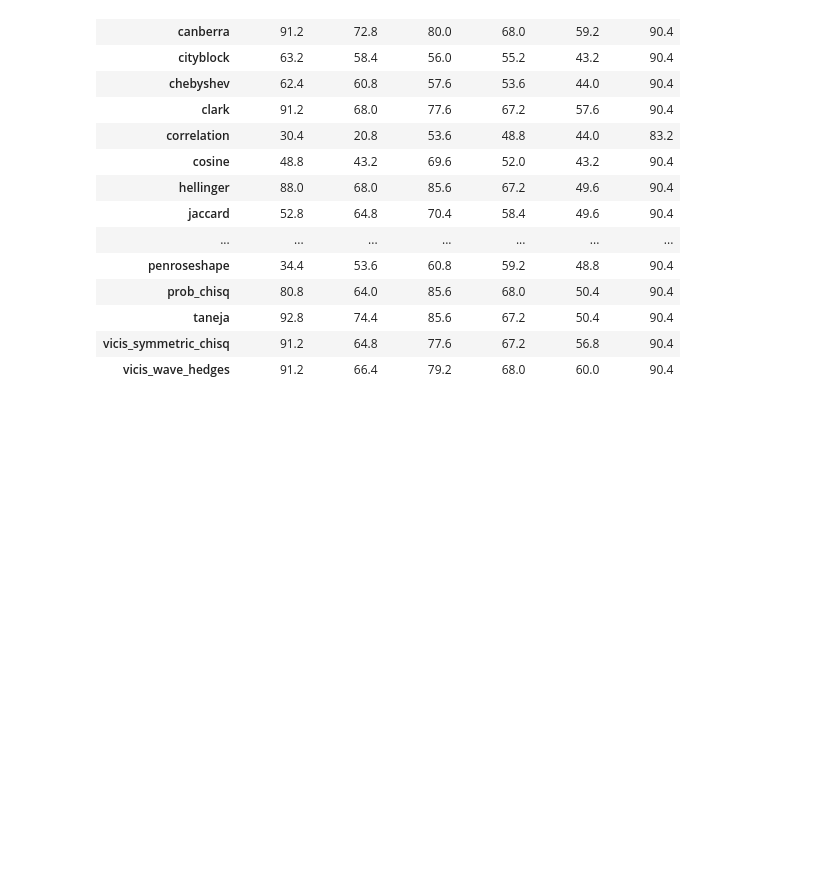
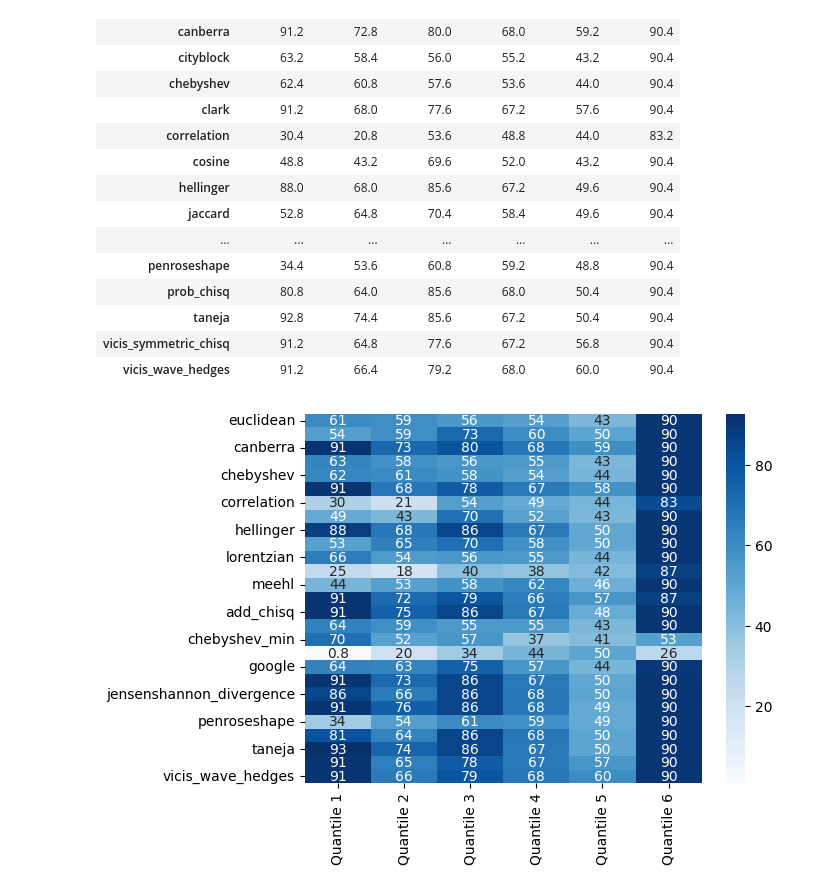
Before and after one commit to sidchaini/DistClassiPyTutorial, a Jupyter notebook: tutorial_filled.ipynb, the cells around one changed output. Drawn from its saved outputs; the diff is of its cells as text; code cells hidden in the pictures; blank space fills up the shorter version.

```diff
--- a/tutorial_filled.ipynb
+++ b/tutorial_filled.ipynb
@@ -161,3 +175,12 @@ ensemble_clf.quantile_scores_df_.drop_duplicates()
 | taneja | 92.8 | 74.4 | 85.6 | 67.2 | 50.4 | 90.4 |
 | vicis_symmetric_chisq | 91.2 | 64.8 | 77.6 | 67.2 | 56.8 | 90.4 |
 | vicis_wave_hedges | 91.2 | 66.4 | 79.2 | 68.0 | 60.0 | 90.4 |
+# %%
+sns.heatmap(
+    ensemble_clf.quantile_scores_df_.drop_duplicates(),
+    annot=True,
+    cmap="Blues"
+)
+plt.show()
+# %% [output]
+[figure, added]
```
Also changed, not shown: parts of 5 cells of this notebook.
